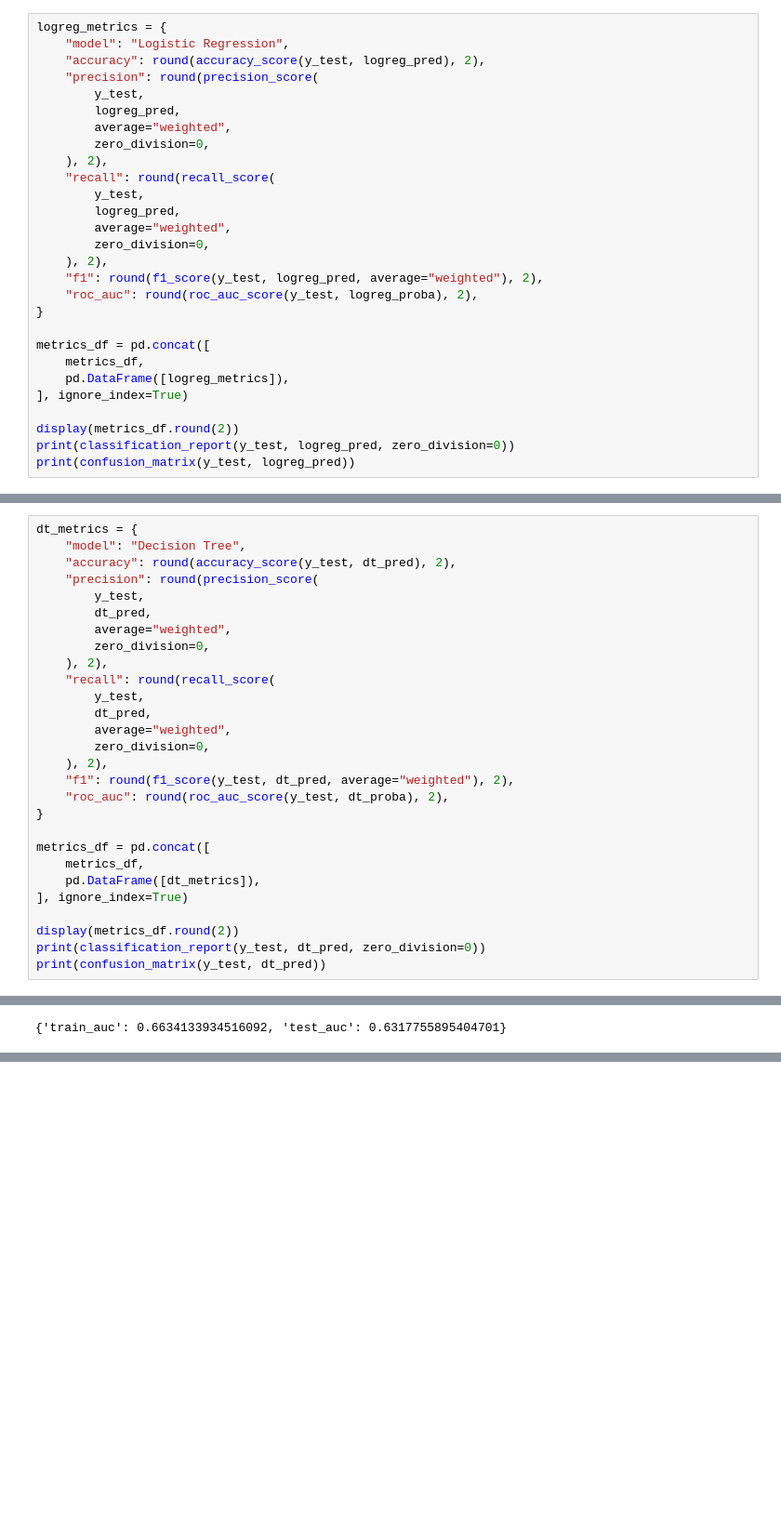
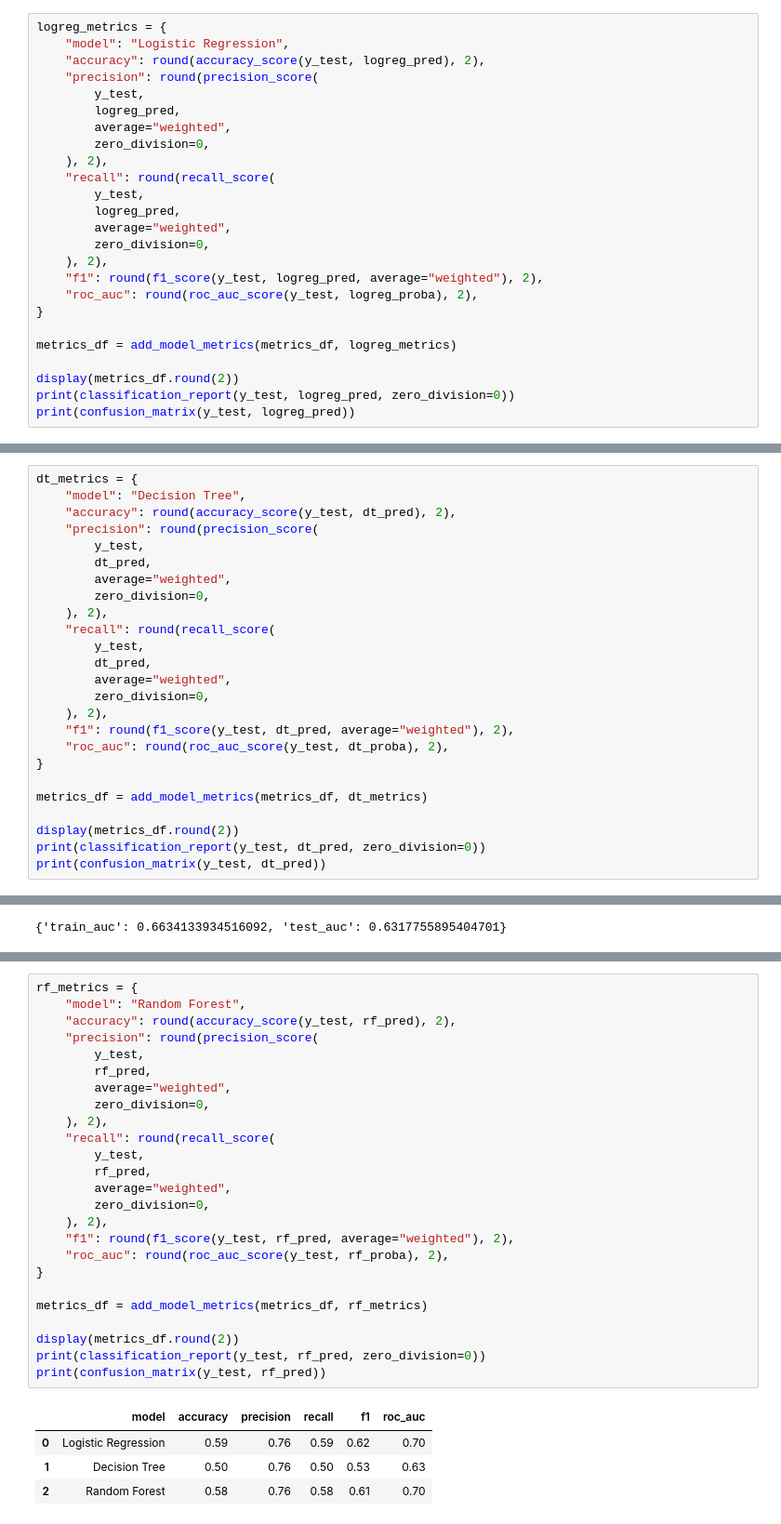
Before and after one commit to AlinaYakubova/Thesis_DTM_Trial_Class_Prediction, a Jupyter notebook: Main_script_diploma.ipynb, the cells around one changed output, grey strips where cells are left out. Shown at 93% size. Saved outputs shown, nothing was run; the diff lists cells and outputs as text; blank space fills up the shorter version.

```diff
--- a/Main_script_diploma.ipynb
+++ b/Main_script_diploma.ipynb
@@ -1205,10 +1213,7 @@ logreg_metrics = {
     "roc_auc": round(roc_auc_score(y_test, logreg_proba), 2),
 }
 
-metrics_df = pd.concat([
-    metrics_df,
-    pd.DataFrame([logreg_metrics]),
-], ignore_index=True)
+metrics_df = add_model_metrics(metrics_df, logreg_metrics)
 
 display(metrics_df.round(2))
 print(classification_report(y_test, logreg_pred, zero_division=0))
@@ -1450,10 +1455,7 @@ dt_metrics = {
     "roc_auc": round(roc_auc_score(y_test, dt_proba), 2),
 }
 
-metrics_df = pd.concat([
-    metrics_df,
-    pd.DataFrame([dt_metrics]),
-], ignore_index=True)
+metrics_df = add_model_metrics(metrics_df, dt_metrics)
 
 display(metrics_df.round(2))
 print(classification_report(y_test, dt_pred, zero_division=0))
@@ -1567,0 +1628,30 @@ plt.show()
+# %%
+rf_metrics = {
+    "model": "Random Forest",
+    "accuracy": round(accuracy_score(y_test, rf_pred), 2),
+    "precision": round(precision_score(
+        y_test,
+        rf_pred,
+        average="weighted",
+        zero_division=0,
+    ), 2),
+    "recall": round(recall_score(
+        y_test,
+        rf_pred,
+        average="weighted",
+        zero_division=0,
+    ), 2),
+    "f1": round(f1_score(y_test, rf_pred, average="weighted"), 2),
+    "roc_auc": round(roc_auc_score(y_test, rf_proba), 2),
+}
+
+metrics_df = add_model_metrics(metrics_df, rf_metrics)
+
+display(metrics_df.round(2))
+print(classification_report(y_test, rf_pred, zero_division=0))
+print(confusion_matrix(y_test, rf_pred))
+# %% [output]
+|  | model | accuracy | precision | recall | f1 | roc_auc |
+| 0 | Logistic Regression | 0.59 | 0.76 | 0.59 | 0.62 | 0.70 |
+| 1 | Decision Tree | 0.50 | 0.76 | 0.50 | 0.53 | 0.63 |
+| 2 | Random Forest | 0.58 | 0.76 | 0.58 | 0.61 | 0.70 |
```
Also changed, not shown: parts of 7 cells of this notebook.
